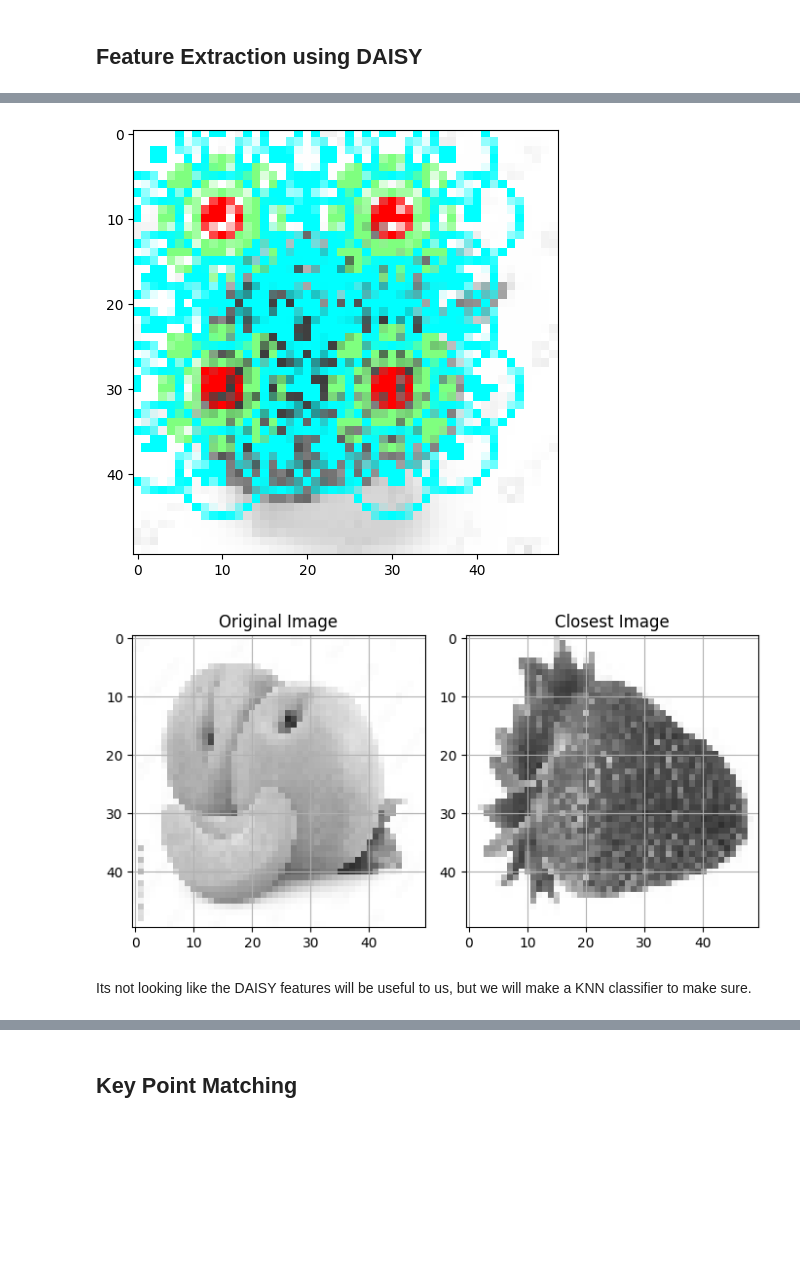
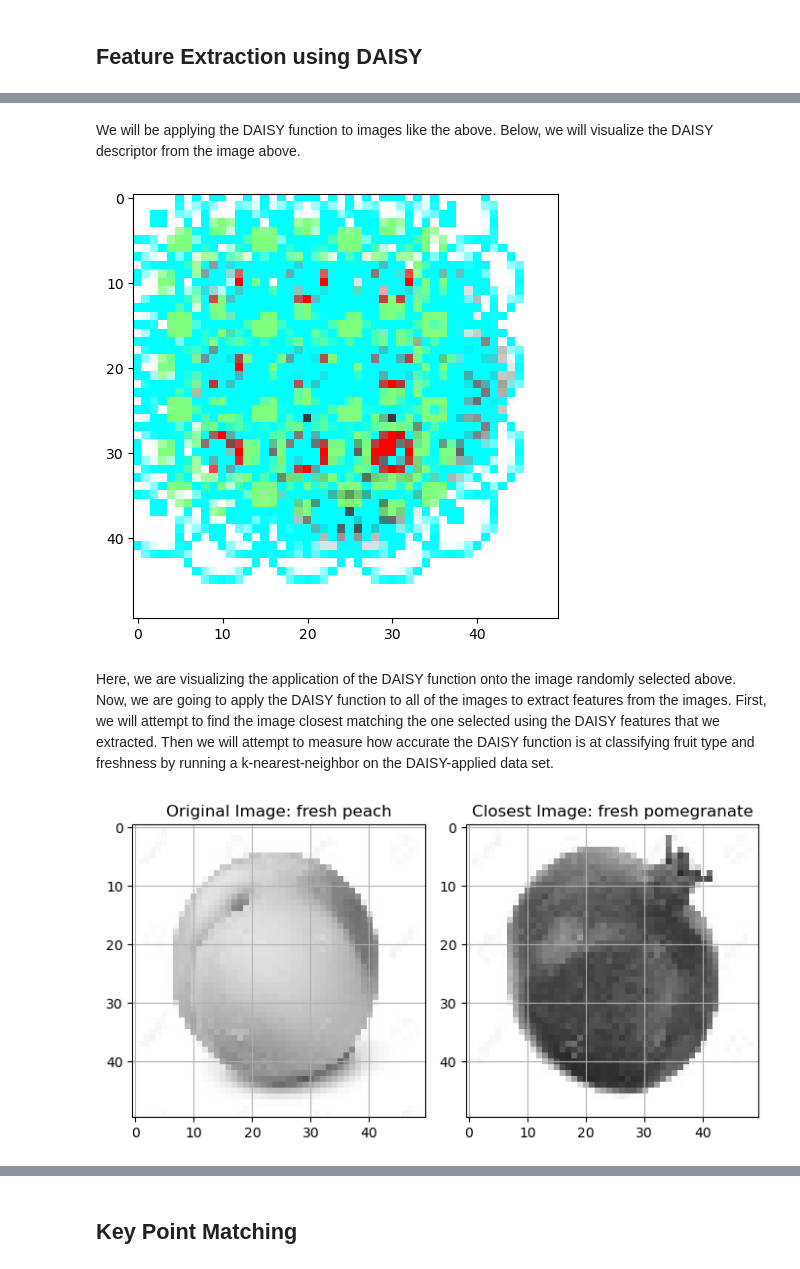
Before and after one commit to QuinnMatthews/MLinPyNotebooks, a Jupyter notebook: Lab Two/LabTwo.ipynb, the cells around one changed output, grey strips where cells are left out. Saved outputs shown, nothing was run; the diff lists cells and outputs as text; code cells hidden in the pictures; blank space fills up the shorter version.

```diff
--- a/Lab Two/LabTwo.ipynb
+++ b/Lab Two/LabTwo.ipynb
@@ -224,18 +224,21 @@ plt.grid(False)
+# %% [markdown]
+We will be applying the DAISY function to images like the above. Below, we will visualize the DAISY descriptor from the image above.
 # %%
 #Visualizing what the descriptor looks like
 from skimage.feature import daisy
 
-#lets first visualize what the DAISY descriptor looks like
 features, img_desc = daisy(img,
-                            step=20,
+                            step=10,
                            radius=10,
                            rings=2,
                            histograms=8,
                            orientations=8,
                            visualize=True)
 imshow(img_desc)
 plt.grid(False)
 plt.show()
 # %% [output]
-[figure, old version]
+[figure, new version]
+# %% [markdown]
+Here, we are visualizing the application of the DAISY function onto the image randomly selected above. Now, we are going to apply the DAISY function to all of the images to extract features from the images. First, we will attempt to find the image closest matching the one selected using the DAISY features that we extracted. Then we will attempt to measure how accurate the DAISY function is at classifying fruit type and freshness by running a k-nearest-neighbor on the DAISY-applied data set.
 # %%
@@ -252,23 +253,28 @@ daisy_features = np.apply_along_axis(apply_daisy, 1, data_set_gray, (h,w))
 from sklearn.metrics.pairwise import pairwise_distances
 import copy
 
-dist_matrix = pairwise_distances(daisy_features)
-idx1 = 1
-distances = copy.deepcopy(dist_matrix[idx1,:])
-distances[idx1] = np.infty
-idx2 = np.argmin(distances)
+def find_closest_image(data_set_gray, dataset_target, daisy_features, idx_to_reconstruct):
+    dist_matrix = pairwise_distances(daisy_features)
+    idx1 = idx_to_reconstruct
+    distances = copy.deepcopy(dist_matrix[idx1,:])
+    distances[idx1] = np.infty
+    idx2 = np.argmin(distances)
 
-plt.figure(figsize=(7,10))
-plt.subplot(1,2,1)
-imshow(data_set_gray[idx1].reshape((h,w)))
-plt.title("Original Image")
-plt.grid()
+    plt.figure(figsize=(7,10))
+    plt.subplot(1,2,1)
+    imshow(data_set_gray[idx1].reshape((h,w)))
+    label1 = " ".join(dataset_target[idx1])
+    plt.title("Original Image: "+ label1)
+    plt.grid()
 
-plt.subplot(1,2,2)
-imshow(data_set_gray[idx2].reshape((h,w)))
-plt.title("Closest Image")
-plt.grid()
+    plt.subplot(1,2,2)
+    imshow(data_set_gray[idx2].reshape((h,w)))
+    label2 = " ".join(dataset_target[idx2])
+    plt.title("Closest Image: " + label2)
+    plt.grid()
-# %% [output]
-[figure, removed]
-# %% [markdown]
-Its not looking like the DAISY features will be useful to us, but we will make a KNN classifier to make sure.
+# %%
+idx_to_reconstruct = int(np.random.rand(1)*len(data_set))
+
+find_closest_image(data_set_gray, dataset_target, daisy_features, idx_to_reconstruct)
+# %% [output]
+[figure, added]
```
Also changed, not shown: parts of 14 cells of this notebook.
